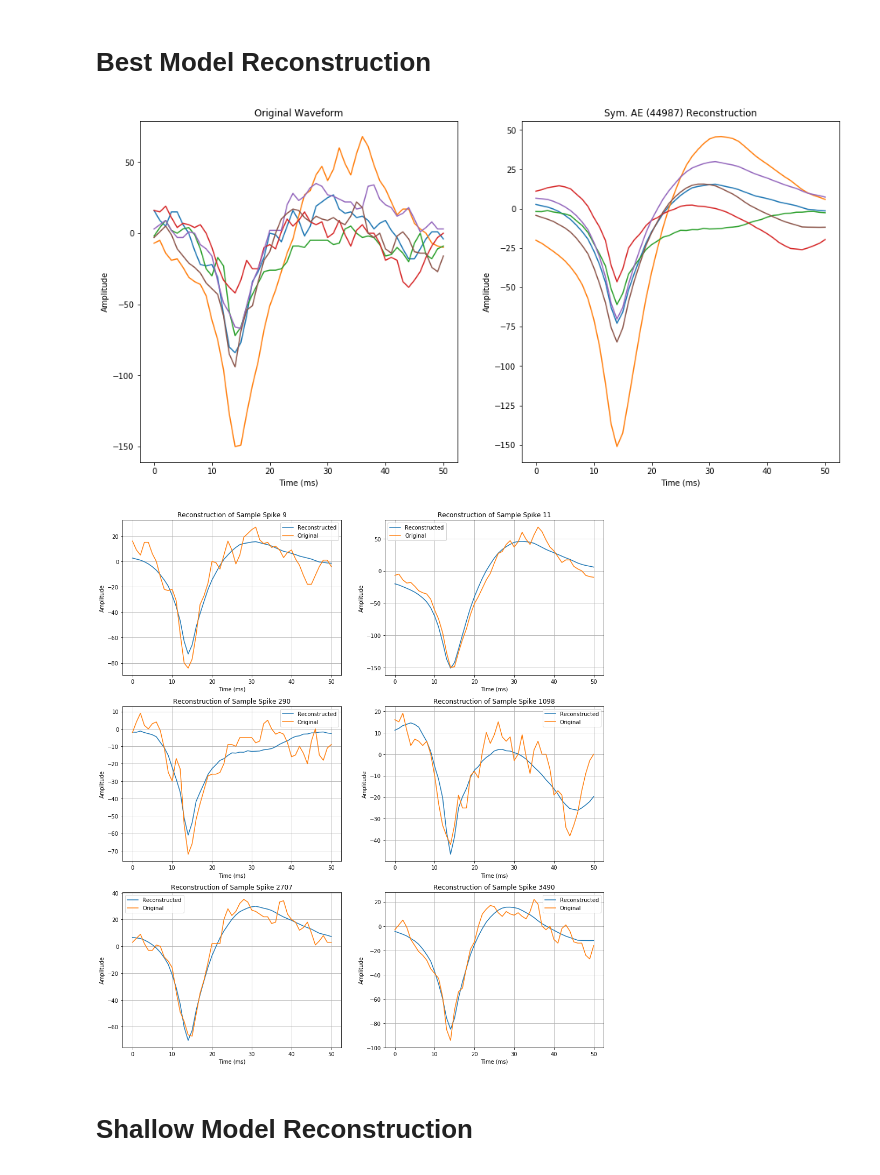
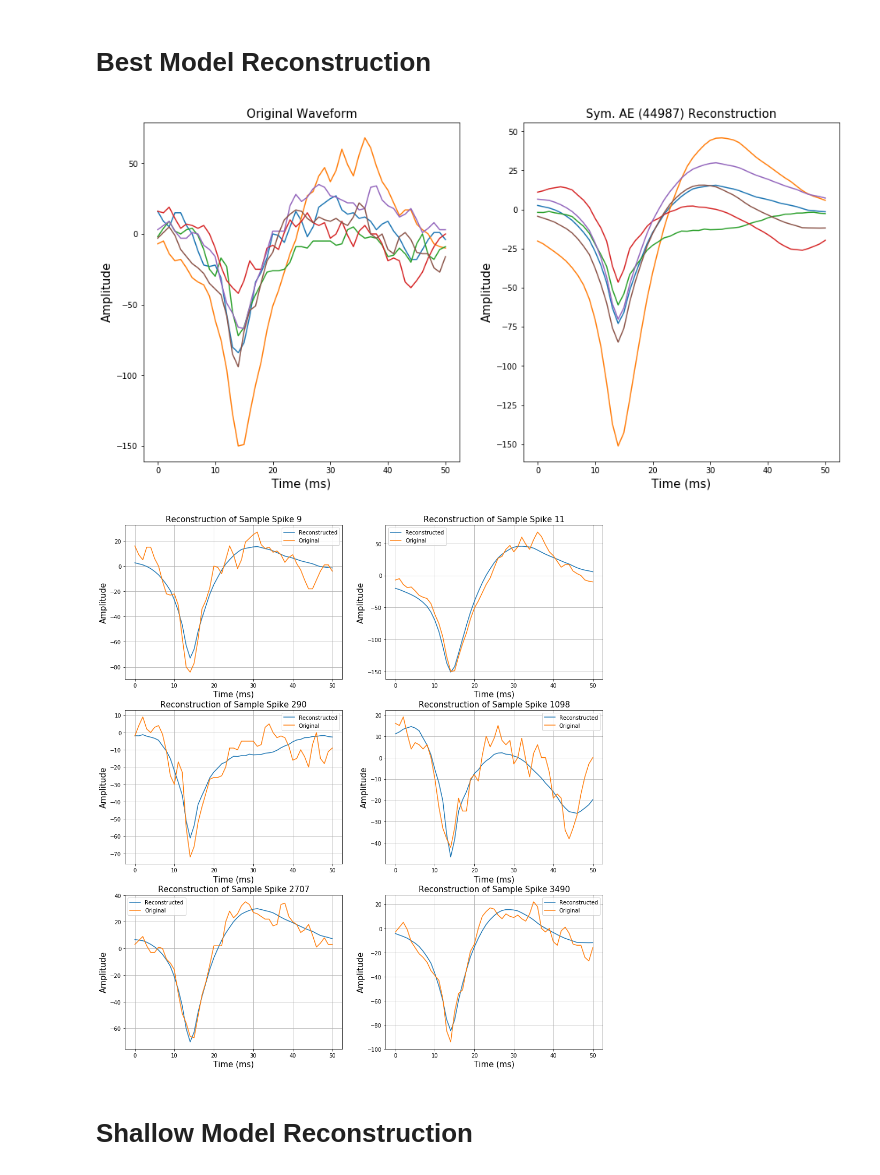
Before and after one commit to psambit9791/SpikeSort, a Jupyter notebook: Best AE Models.ipynb, the cells around one changed output. Cells and saved outputs as stored; diff of their text form; code cells hidden in the pictures.

```diff
--- a/Best AE Models.ipynb
+++ b/Best AE Models.ipynb
@@ -99,9 +99,10 @@ val_lim = (int)(0.9*electrode_data.shape[0])
 
 electrode_data_train = electrode_data[:train_lim, :]
 electrode_data_val = electrode_data[train_lim:val_lim, :]
-electrode_data_test = electrode_data[train_lim:, :]
+electrode_data_test = electrode_data[val_lim:, :]
 
 print("Training Datasize:", electrode_data_train.shape)
+print("Validation Datasize:", electrode_data_val.shape)
 print("Test Datasize:", electrode_data_test.shape)
 # %% [output]
 Training Datasize: (27902, 51)
@@ -967,35 +969,36 @@ fig1 = plt.figure(figsize=(16, 8))
 for i in n:
     plt.subplot(122)
     plt.plot(out_ae[i, :])
-    plt.title('Sym. AE (44987) Reconstruction')
-    plt.xlabel('Time (ms)')
-    plt.ylabel('Amplitude')
+    plt.title('Sym. AE (44987) Reconstruction', fontsize=15)
+    plt.xlabel('Time (ms)', fontsize=15)
+    plt.ylabel('Amplitude', fontsize=15)
     plt.subplot(121)
     plt.plot(electrode_data_test[i, :])
-    plt.title('Original Waveform')
-    plt.xlabel('Time (ms)')
-    plt.ylabel('Amplitude')
+    plt.title('Original Waveform', fontsize=15)
+    plt.xlabel('Time (ms)', fontsize=15)
+    plt.ylabel('Amplitude', fontsize=15)
 fig1.savefig("recons1.png", bbox_inches='tight')
 # %% [output]
-[figure, old version]
+[figure, new version]
 # %%
 fig2 = plt.figure(figsize=(16, 18))
+n = sorted([11, 290, 3490, 1098, 2707, 9])
 
 index = 0
 for i in n:
     index += 1
     plt.subplot(320+index)
-    plt.title('Reconstruction of Sample Spike '+str(i))
+    plt.title('Reconstruction of Sample Spike '+str(i), fontsize=15)
     plt.plot(out_ae[i, :], label="Reconstructed")
     plt.plot(electrode_data_test[i, :], label="Original")
-    plt.xlabel('Time (ms)')
-    plt.ylabel('Amplitude')
+    plt.xlabel('Time (ms)', fontsize=15)
+    plt.ylabel('Amplitude', fontsize=15)
     plt.grid()
     plt.legend()
 plt.show()
 fig2.savefig("recons2.png", bbox_inches='tight')
 # %% [output]
-[figure, old version]
+[figure, new version]
 # %% [markdown]
 # Shallow Model Reconstruction
 # %%
```
Also changed, not shown: parts of 2 cells of this notebook, 12 other files.
